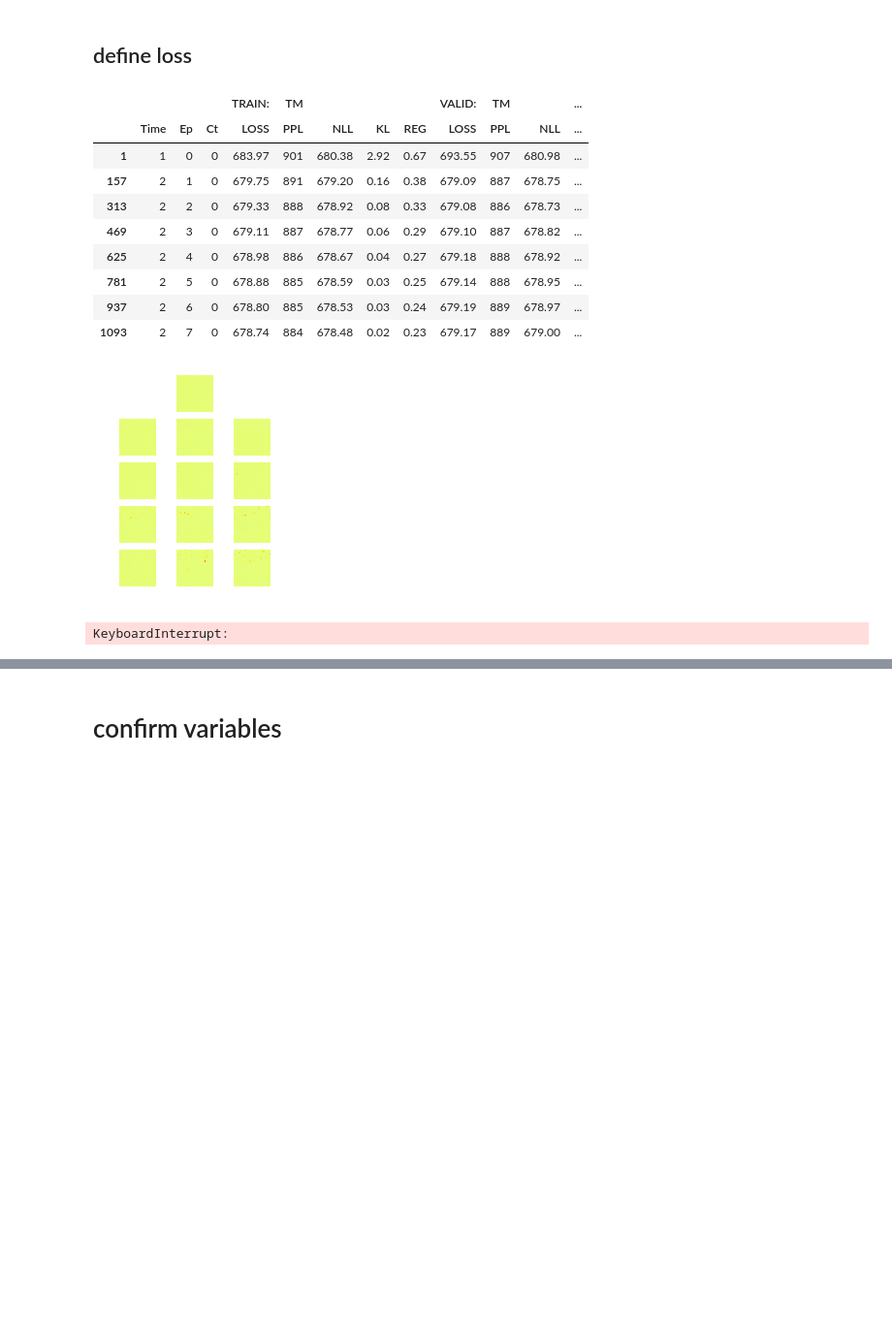
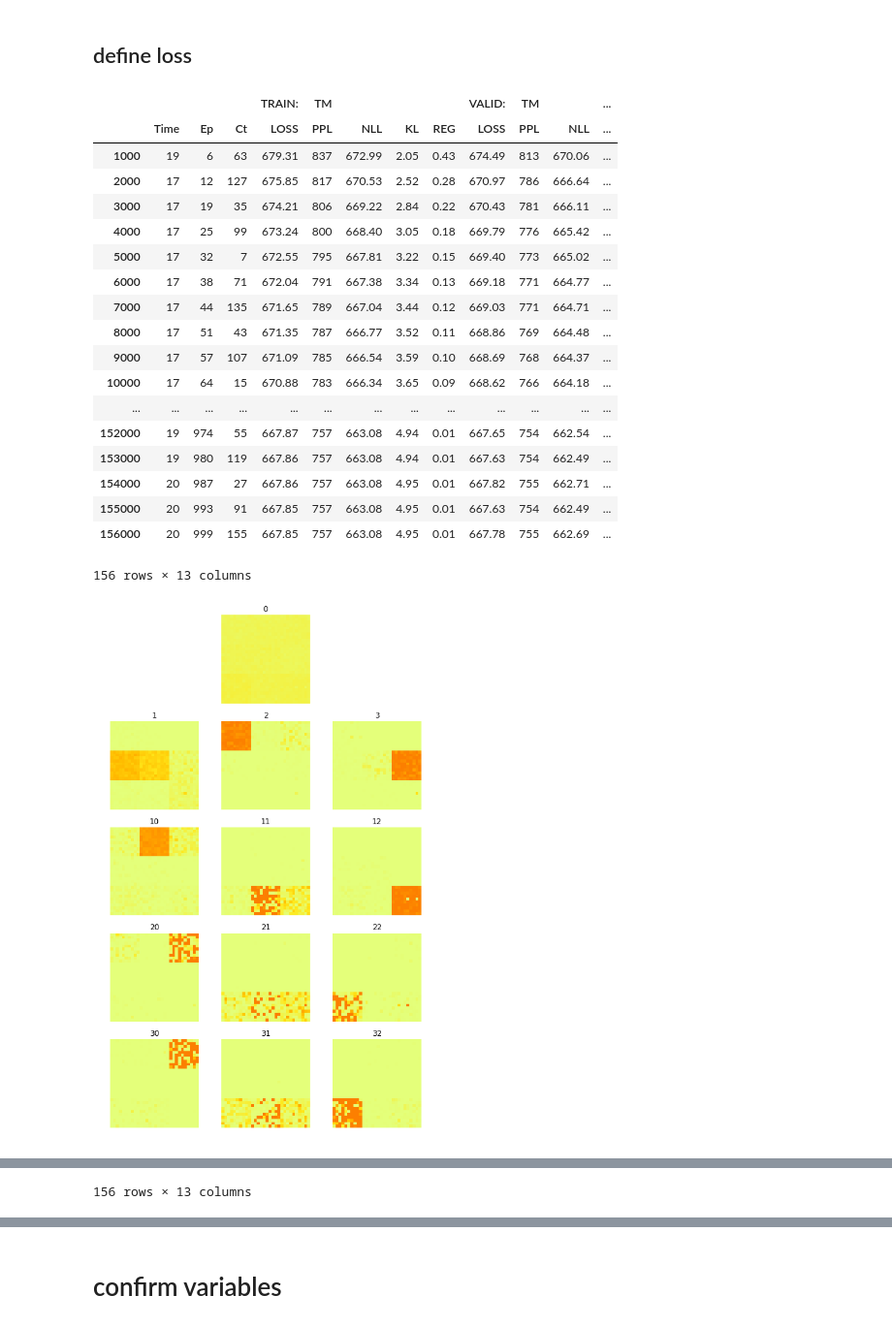
Before and after one commit to numarrsh/tsntm, a Jupyter notebook: SYNTHETIC-TREE-TOPIC-VAE.ipynb, the cells around one changed output, grey strips where cells are left out. Shown at 97% size. Drawn from its saved outputs; the diff is of its cells as text; code cells hidden in the pictures; blank space fills up the shorter version.

```diff
--- a/SYNTHETIC-TREE-TOPIC-VAE.ipynb
+++ b/SYNTHETIC-TREE-TOPIC-VAE.ipynb
@@ -253,7 +259,9 @@ def doubly_rnn(dim_hidden, tree_idxs, initial_state_parent=None, initial_state_s
     with tf.variable_scope(name, reuse=False):
         doubly_rnn_cell = DoublyRNNCell(dim_hidden, output_layer)
 
-        if initial_state_parent is None: initial_state_parent = doubly_rnn_cell.get_initial_state('init_state_parent')
+        if initial_state_parent is None:
+            initial_state_parent = doubly_rnn_cell.get_initial_state('init_state_parent')
+#             initial_state_parent = doubly_rnn_cell.get_zero_state('init_state_parent')
         if initial_state_sibling is None:
 #             initial_state_sibling = doubly_rnn_cell.get_initial_state('init_state_sibling')
             initial_state_sibling = doubly_rnn_cell.get_zero_state('init_state_sibling')
@@ -267,7 +275,7 @@ def doubly_rnn(dim_hidden, tree_idxs, initial_state_parent=None, initial_state_s
                 output, state_sibling = doubly_rnn_cell(state_parent, state_sibling)
                 outputs[child_idx], states_parent[child_idx] = output, state_sibling
 
-    return outputs
+    return outputs, states_parent
 # %% [markdown]
 ## stick break
 # %%
@@ -307,18 +342,18 @@ def hierarchical_sbp(tree_sticks_topic, tree_sticks_branch):
 # %%
 # encode bow
 with tf.variable_scope('topic/enc', reuse=False):
-    hidden_bow_ = tf.layers.Dense(units=config.dim_hidden_bow, activation=tf.nn.relu, name='hidden_bow')(t_variables['bow'])
+    hidden_bow_ = tf.layers.Dense(units=config.dim_hidden_bow, activation=tf.nn.tanh, name='hidden_bow')(t_variables['bow'])
     hidden_bow = tf.layers.Dropout(t_variables['keep_prob'])(hidden_bow_)
     means_bow = tf.layers.Dense(units=config.dim_latent_bow, name='mean_bow')(hidden_bow)
     logvars_bow = tf.layers.Dense(units=config.dim_latent_bow, kernel_initializer=tf.constant_initializer(0), bias_initializer=tf.constant_initializer(0), name='logvar_bow')(hidden_bow)
     latents_bow = sample_latents(means_bow, logvars_bow) # sample latent vectors
     prob_layer = lambda h: tf.nn.sigmoid(tf.matmul(latents_bow, h, transpose_b=True))
 
-    tree_sticks_topic = doubly_rnn(config.dim_latent_bow, tree_idxs, output_layer=prob_layer, name='sticks_topic')
-    tree_sticks_branch = doubly_rnn(config.dim_latent_bow, tree_idxs, output_layer=prob_layer, name='sticks_branch')
+    tree_sticks_topic, tree_states_sticks_topic = doubly_rnn(config.dim_latent_bow, tree_idxs, output_layer=prob_layer, name='sticks_topic')
+    tree_sticks_branch, tree_states_sticks_branch = doubly_rnn(config.dim_latent_bow, tree_idxs, output_layer=prob_layer, name='sticks_branch')
 
     tree_prob_topic = hierarchical_sbp(tree_sticks_topic, tree_sticks_branch)
-    prob_topic = tf.concat(list(tree_prob_topic.values()), 1)
+    prob_topic = tf.concat([tree_prob_topic[topic_idx] for topic_idx in topic_idxs], 1)
 
 # decode bow
 with tf.variable_scope('shared', reuse=False):
@@ -327,10 +362,14 @@ with tf.variable_scope('shared', reuse=False):
 bow_embeddings = tf.nn.embedding_lookup(embeddings, bow_idxs) # embeddings of each bow features
 
 with tf.variable_scope('topic/dec', reuse=False):
-    tree_topic_embeddings = doubly_rnn(config.dim_emb, tree_idxs, name='emb_topic')
-    topic_embeddings = tf.concat(list(tree_topic_embeddings.values()), 0)
+    emb_layer = tf.layers.Dense(units=config.dim_emb, name='output')
+    tree_topic_embeddings, tree_states_topic_embeddings = doubly_rnn(config.dim_emb, tree_idxs, output_layer=emb_layer, name='emb_topic')
+#     topic_embeddings = tf.get_variable('topic_emb', [len(topic_idxs), config.dim_emb], dtype=tf.float32, initializer=tf.contrib.layers.xavier_initializer()) # embeddings of topics
+#     tree_topic_embeddings = {topic_idx: tf.expand_dims(topic_embeddings[topic_idxs.index(topic_idx)], 0) for topic_idx in topic_idxs}
 
-    topic_bow = tf.nn.softmax(tf.matmul(topic_embeddings, bow_embeddings, transpose_b=True), 1) # bow vectors for each topic
+    tree_topic_bow = get_tree_topic_bow(tree_topic_embeddings) # bow vectors for each topic
+
+    topic_bow = tf.concat([tree_topic_bow[topic_idx] for topic_idx in topic_idxs], 0)
     logits_bow = tf_log(tf.matmul(prob_topic, topic_bow)) # predicted bow distribution
 # %% [markdown]
 ## define loss
@@ -403,23 +475,25 @@ from matplotlib.colors import Normalize # Normalizeをimport
 
 def print_topic_sample():
     _topics_bow = sess.run(topic_bow)
-    plt.figure(figsize=(3, 4))
+    plt.figure(figsize=(9, 15))
 
     _topic_bow = _topics_bow[0]
     plt.subplot(5,3,2)
     plt.axis('off')
-    plt.imshow(_topic_bow.reshape(30,30), cmap='Wistia', norm=Normalize(vmin=0., vmax=np.max(_topics_bow)))
+    plt.title(topic_idxs[0])
+    plt.imshow(_topic_bow.reshape(30,30), cmap='Wistia', norm=Normalize(vmin=0., vmax=0.01))
 
     for i in range(1, len(topic_idxs)):
         _topic_bow = _topics_bow[i]
         plt.subplot(5,3,i+3)
         plt.axis('off')
-        plt.imshow(_topic_bow.reshape(30,30), cmap='Wistia', norm=Normalize(vmin=0., vmax=np.max(_topics_bow)))
+        plt.title(topic_idxs[i])
+        plt.imshow(_topic_bow.reshape(30,30), cmap='Wistia', norm=Normalize(vmin=0., vmax=0.01))
 
     plt.show()
 # %%
 if 'sess' in globals(): sess.close()
-sess = tf.Session()
+sess = tf.Session(config=tf.ConfigProto(intra_op_parallelism_threads=1, inter_op_parallelism_threads=1))
 sess.run(tf.global_variables_initializer())
 
 losses_train = []
@@ -446,49 +520,59 @@ while epoch < config.epochs:
     for ct, batch in train_batches:
         feed_dict = get_feed_dict(batch)
 
-        _, loss_batch, topic_loss_recon_batch, topic_loss_kl_batch, topic_loss_reg_batch, ppls_batch = \
-        sess.run([opt, loss, topic_loss_recon, topic_loss_kl, topic_loss_reg, topic_ppls], feed_dict = feed_dict)
+        _, loss_batch, topic_loss_recon_batch, topic_loss_kl_batch, topic_loss_reg_batch, ppls_batch, global_step_log = \
+        sess.run([opt, loss, topic_loss_recon, topic_loss_kl, topic_loss_reg, topic_ppls, tf.train.get_global_step()], feed_dict = feed_dict)
 
         losses_train += [[loss_batch, topic_loss_recon_batch, topic_loss_kl_batch, topic_loss_reg_batch]]
         ppls_train += list(ppls_batch)
 
-        if ct%config.log_period==0:
+        if global_step_log%config.log_period==0:
             loss_train, topic_loss_recon_train, topic_loss_kl_train, topic_loss_reg_train = np.mean(losses_train, 0)
             ppl_train = np.exp(np.mean(ppls_train))
             loss_dev, topic_loss_recon_dev, topic_loss_kl_dev, topic_loss_reg_dev, ppl_dev = get_loss(sess, dev_batches)
-            global_step_log = sess.run(tf.train.get_global_step())
 
 #             if loss_dev < loss_min:
 #                 loss_min = loss_dev
 #                 saver.save(sess, config.modelpath, global_step=global_step_log)
 
             clear_output()
 
             time_log = int(time.time() - time_start)
             log_series = pd.Series([time_log, epoch, ct, \
                     '%.2f'%loss_train, '%.0f'%ppl_train, '%.2f'%topic_loss_recon_train, '%.2f'%topic_loss_kl_train, '%.2f'%topic_loss_reg_train, \
                     '%.2f'%loss_dev, '%.0f'%ppl_dev, '%.2f'%topic_loss_recon_dev, '%.2f'%topic_loss_kl_dev, '%.2f'%topic_loss_reg_dev],
                     index=log_df.columns)
             log_df.loc[global_step_log] = log_series
             display(log_df)
 
             # visualize topic
             print_topic_sample()
 
             time_start = time.time()
 
     epoch += 1
     train_batches = get_batches(instances_train, config.batch_size, iterator=True)
+
+display(log_df)
+print_topic_sample()
 # %% [output]
 |  |  |  |  | TRAIN: | TM |  |  |  | VALID: | TM |  | ... |
 |  | Time | Ep | Ct | LOSS | PPL | NLL | KL | REG | LOSS | PPL | NLL | ... |
-| 1 | 1 | 0 | 0 | 683.97 | 901 | 680.38 | 2.92 | 0.67 | 693.55 | 907 | 680.98 | ... |
-| 157 | 2 | 1 | 0 | 679.75 | 891 | 679.20 | 0.16 | 0.38 | 679.09 | 887 | 678.75 | ... |
-| 313 | 2 | 2 | 0 | 679.33 | 888 | 678.92 | 0.08 | 0.33 | 679.08 | 886 | 678.73 | ... |
-| 469 | 2 | 3 | 0 | 679.11 | 887 | 678.77 | 0.06 | 0.29 | 679.10 | 887 | 678.82 | ... |
-| 625 | 2 | 4 | 0 | 678.98 | 886 | 678.67 | 0.04 | 0.27 | 679.18 | 888 | 678.92 | ... |
-| 781 | 2 | 5 | 0 | 678.88 | 885 | 678.59 | 0.03 | 0.25 | 679.14 | 888 | 678.95 | ... |
-| 937 | 2 | 6 | 0 | 678.80 | 885 | 678.53 | 0.03 | 0.24 | 679.19 | 889 | 678.97 | ... |
-| 1093 | 2 | 7 | 0 | 678.74 | 884 | 678.48 | 0.02 | 0.23 | 679.17 | 889 | 679.00 | ... |
+| 1000 | 19 | 6 | 63 | 679.31 | 837 | 672.99 | 2.05 | 0.43 | 674.49 | 813 | 670.06 | ... |
+| 2000 | 17 | 12 | 127 | 675.85 | 817 | 670.53 | 2.52 | 0.28 | 670.97 | 786 | 666.64 | ... |
+| 3000 | 17 | 19 | 35 | 674.21 | 806 | 669.22 | 2.84 | 0.22 | 670.43 | 781 | 666.11 | ... |
+| 4000 | 17 | 25 | 99 | 673.24 | 800 | 668.40 | 3.05 | 0.18 | 669.79 | 776 | 665.42 | ... |
+| 5000 | 17 | 32 | 7 | 672.55 | 795 | 667.81 | 3.22 | 0.15 | 669.40 | 773 | 665.02 | ... |
+| 6000 | 17 | 38 | 71 | 672.04 | 791 | 667.38 | 3.34 | 0.13 | 669.18 | 771 | 664.77 | ... |
+| 7000 | 17 | 44 | 135 | 671.65 | 789 | 667.04 | 3.44 | 0.12 | 669.03 | 771 | 664.71 | ... |
+| 8000 | 17 | 51 | 43 | 671.35 | 787 | 666.77 | 3.52 | 0.11 | 668.86 | 769 | 664.48 | ... |
+| 9000 | 17 | 57 | 107 | 671.09 | 785 | 666.54 | 3.59 | 0.10 | 668.69 | 768 | 664.37 | ... |
+| 10000 | 17 | 64 | 15 | 670.88 | 783 | 666.34 | 3.65 | 0.09 | 668.62 | 766 | 664.18 | ... |
+| ... | ... | ... | ... | ... | ... | ... | ... | ... | ... | ... | ... | ... |
+| 152000 | 19 | 974 | 55 | 667.87 | 757 | 663.08 | 4.94 | 0.01 | 667.65 | 754 | 662.54 | ... |
+| 153000 | 19 | 980 | 119 | 667.86 | 757 | 663.08 | 4.94 | 0.01 | 667.63 | 754 | 662.49 | ... |
+| 154000 | 20 | 987 | 27 | 667.86 | 757 | 663.08 | 4.95 | 0.01 | 667.82 | 755 | 662.71 | ... |
+| 155000 | 20 | 993 | 91 | 667.85 | 757 | 663.08 | 4.95 | 0.01 | 667.63 | 754 | 662.49 | ... |
+| 156000 | 20 | 999 | 155 | 667.85 | 757 | 663.08 | 4.95 | 0.01 | 667.78 | 755 | 662.69 | ... |
+156 rows × 13 columns
-[figure, old version]
+[figure, new version]
-KeyboardInterrupt:
@@ -494,0 +597 @@ KeyboardInterrupt:
+156 rows × 13 columns
```
Also changed, not shown: parts of 38 cells of this notebook, 10 other files.
